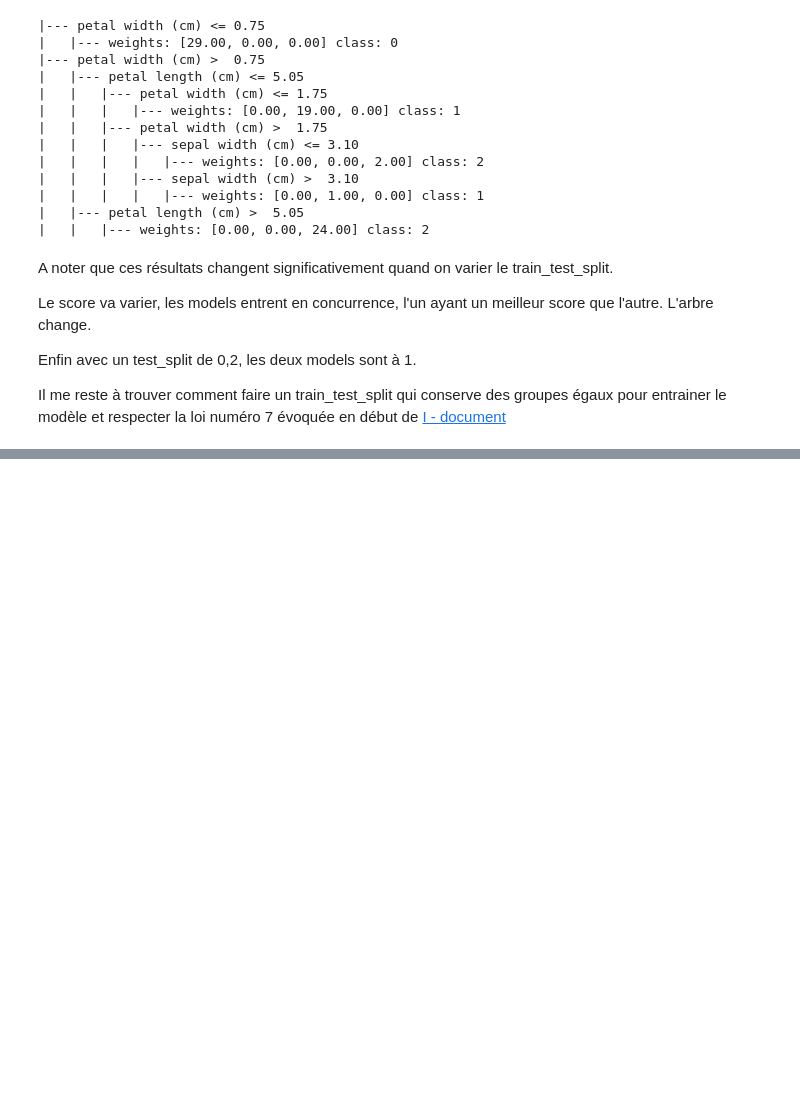
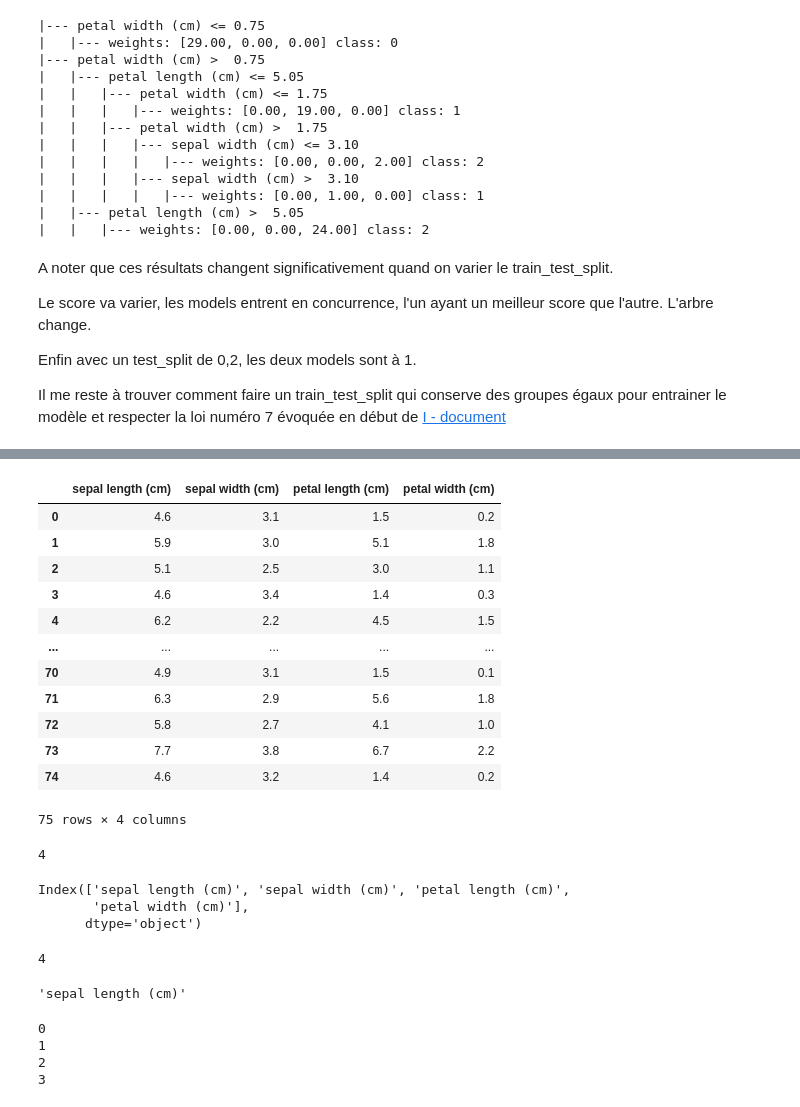
Before and after one commit to nchurlet/Decision-Tree, a Jupyter notebook: Decision Tree Classification.ipynb, the cells around one changed output, grey strips where cells are left out. Cells and saved outputs as stored; diff of their text form; code cells hidden in the pictures; blank space fills up the shorter version.

```diff
--- a/Decision Tree Classification.ipynb
+++ b/Decision Tree Classification.ipynb
@@ -178,0 +235,47 @@ Il me reste à trouver comment faire un train_test_split qui conserve des groupe
+# %%
+df_data_train = pd.DataFrame(data_train, columns=features)
+# %%
+df_data_train
+# %% [output]
+|  | sepal length (cm) | sepal width (cm) | petal length (cm) | petal width (cm) |
+| 0 | 4.6 | 3.1 | 1.5 | 0.2 |
+| 1 | 5.9 | 3.0 | 5.1 | 1.8 |
+| 2 | 5.1 | 2.5 | 3.0 | 1.1 |
+| 3 | 4.6 | 3.4 | 1.4 | 0.3 |
+| 4 | 6.2 | 2.2 | 4.5 | 1.5 |
+| ... | ... | ... | ... | ... |
+| 70 | 4.9 | 3.1 | 1.5 | 0.1 |
+| 71 | 6.3 | 2.9 | 5.6 | 1.8 |
+| 72 | 5.8 | 2.7 | 4.1 | 1.0 |
+| 73 | 7.7 | 3.8 | 6.7 | 2.2 |
+| 74 | 4.6 | 3.2 | 1.4 | 0.2 |
+75 rows × 4 columns
+# %%
+len(df_data_train.columns)
+# %% [output]
+4
+# %%
+
+df_data_train.columns[:]
+# %% [output]
+Index(['sepal length (cm)', 'sepal width (cm)', 'petal length (cm)',
+       'petal width (cm)'],
+      dtype='object')
+# %%
+len(df_data_train.columns[:])
+# %% [output]
+4
+# %%
+df_data_train.columns[0]
+# %% [output]
+'sepal length (cm)'
+# %%
+
+index= len(df_data_train.columns[:])
+for n in range(index):
+    print(n)
+# %% [output]
+0
+1
+2
+3
```
Also changed, not shown: parts of 8 cells of this notebook.
